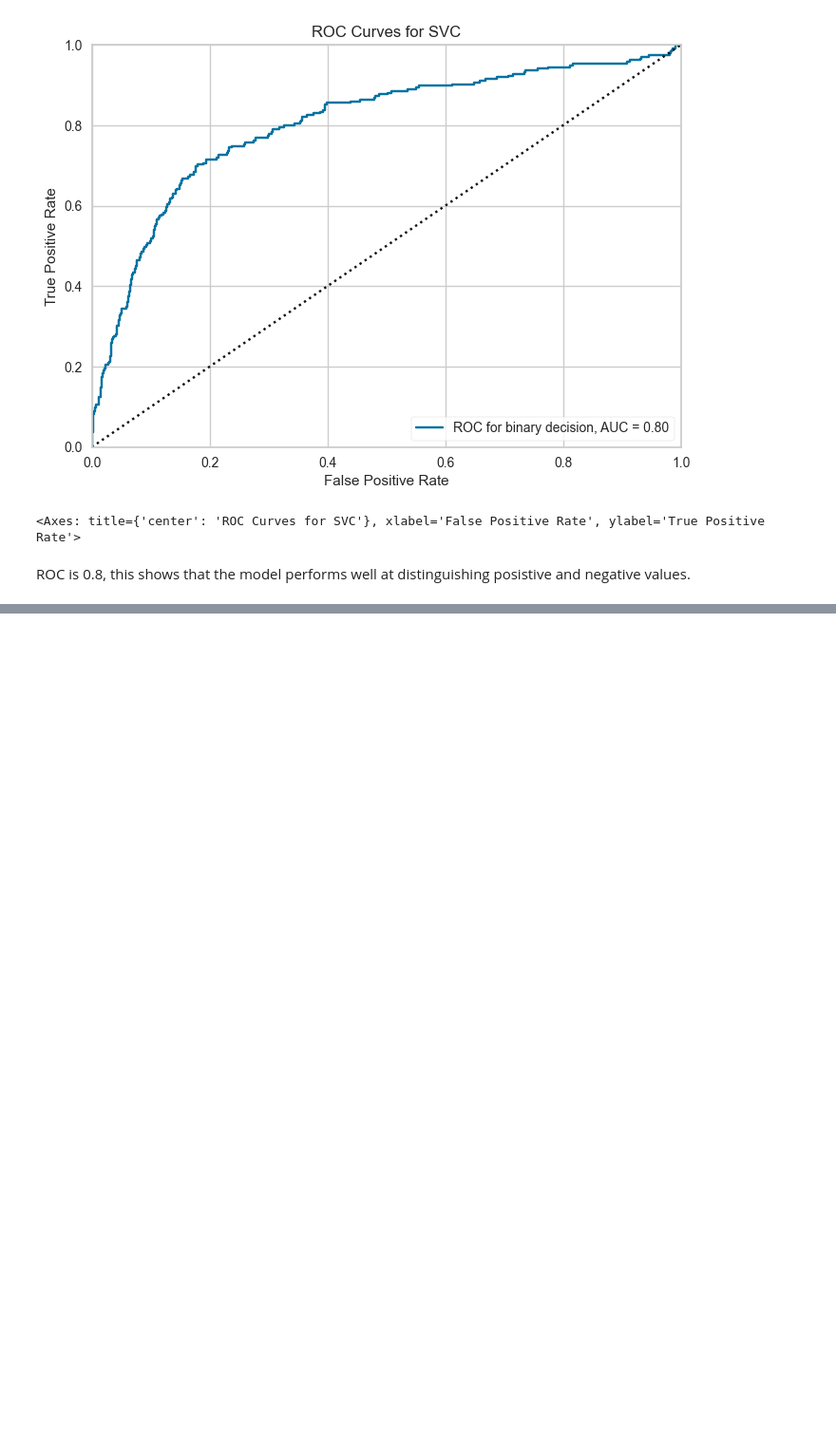
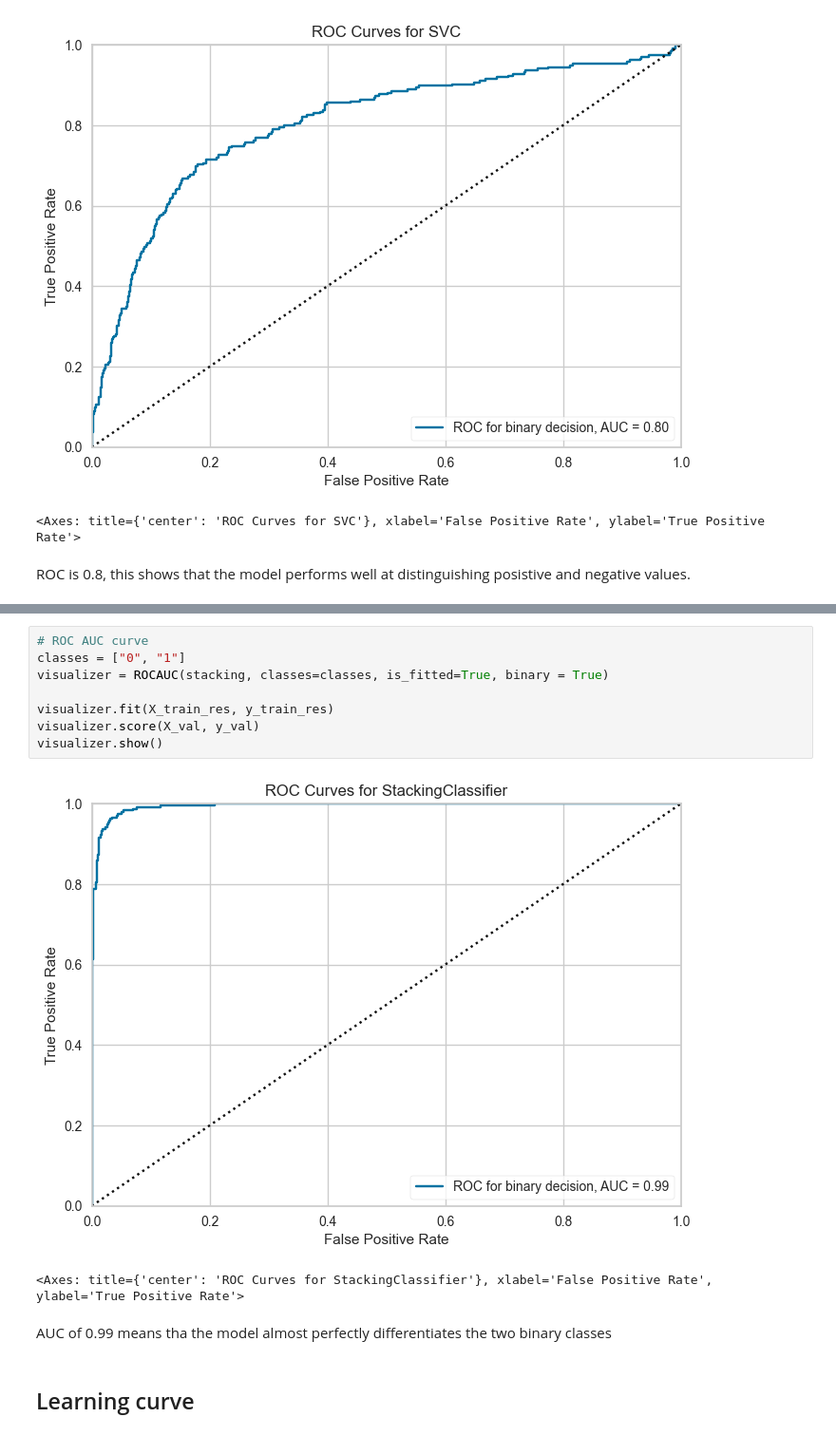
Before and after one commit to McGill-MMA-EnterpriseAnalytics/customer_churn_2024, a Jupyter notebook: Modelling/SVM, stacking.ipynb, the cells around one changed output, grey strips where cells are left out. Shown: that part at 95% size. Cells and saved outputs as stored; diff of their text form; blank space fills up the shorter version.

```diff
--- a/Modelling/SVM, stacking.ipynb
+++ b/Modelling/SVM, stacking.ipynb
@@ -196,0 +314,15 @@ visualizer.poof()
+# %%
+# ROC AUC curve
+classes = ["0", "1"]
+visualizer = ROCAUC(stacking, classes=classes, is_fitted=True, binary = True)
+
+visualizer.fit(X_train_res, y_train_res)
+visualizer.score(X_val, y_val)
+visualizer.show()
+# %% [output]
+[figure, added]
+<Axes: title={'center': 'ROC Curves for StackingClassifier'}, xlabel='False Positive Rate', ylabel='True Positive Rate'>
+# %% [markdown]
+AUC of 0.99 means tha the model almost perfectly differentiates the two binary classes
+# %% [markdown]
+## Learning curve
```
Also changed, not shown: parts of 20 cells of this notebook.
